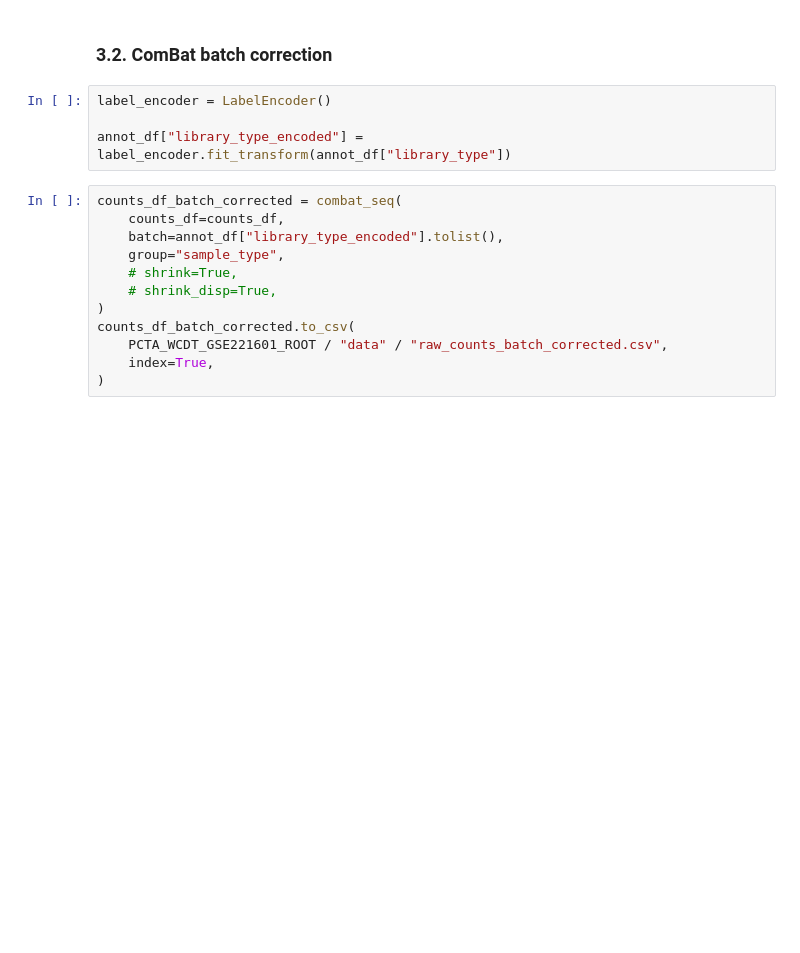
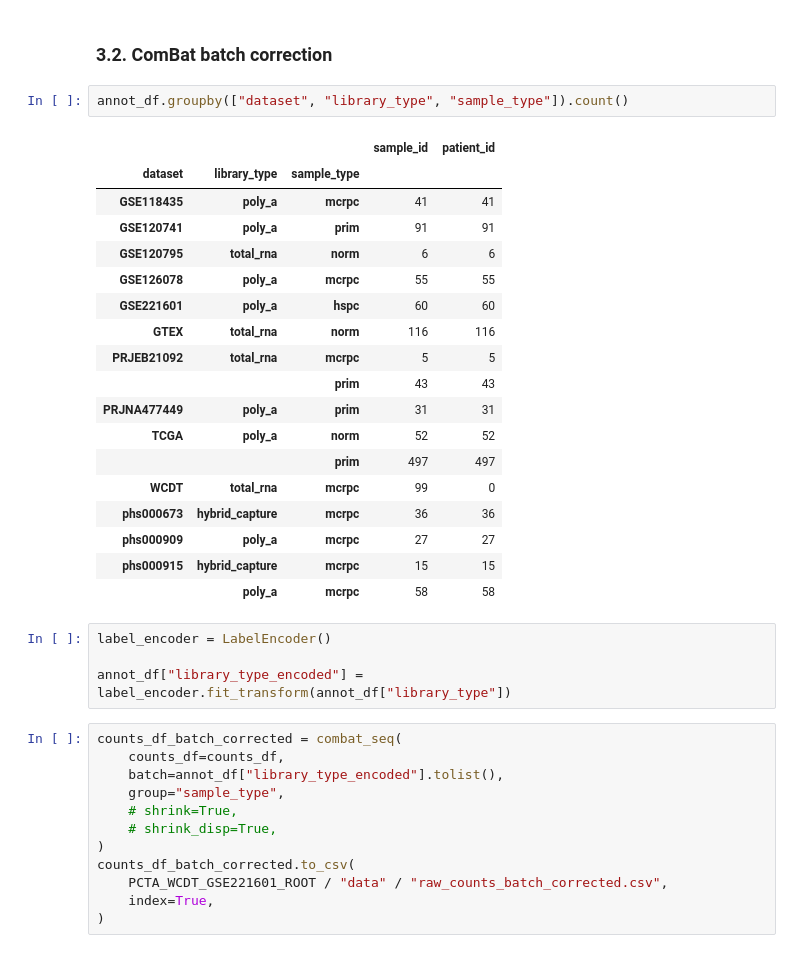
Before and after one commit to CarlosUziel/pca_wgcna_ml, a Jupyter notebook: notebooks/pcta_wcdt_gse221601.ipynb, the cells around one changed output. Cells and saved outputs as stored; diff of their text form; blank space fills up the shorter version.

```diff
--- a/notebooks/pcta_wcdt_gse221601.ipynb
+++ b/notebooks/pcta_wcdt_gse221601.ipynb
@@ -230,5 +240,26 @@ plt.show()
 # %% [markdown]
 ### 3.2. ComBat batch correction
+# %%
+annot_df.groupby(["dataset", "library_type", "sample_type"]).count()
+# %% [output]
+|  |  |  | sample_id | patient_id |
+| dataset | library_type | sample_type |  |  |
+| GSE118435 | poly_a | mcrpc | 41 | 41 |
+| GSE120741 | poly_a | prim | 91 | 91 |
+| GSE120795 | total_rna | norm | 6 | 6 |
+| GSE126078 | poly_a | mcrpc | 55 | 55 |
+| GSE221601 | poly_a | hspc | 60 | 60 |
+| GTEX | total_rna | norm | 116 | 116 |
+| PRJEB21092 | total_rna | mcrpc | 5 | 5 |
+|  |  | prim | 43 | 43 |
+| PRJNA477449 | poly_a | prim | 31 | 31 |
+| TCGA | poly_a | norm | 52 | 52 |
+|  |  | prim | 497 | 497 |
+| WCDT | total_rna | mcrpc | 99 | 0 |
+| phs000673 | hybrid_capture | mcrpc | 36 | 36 |
+| phs000909 | poly_a | mcrpc | 27 | 27 |
+| phs000915 | hybrid_capture | mcrpc | 15 | 15 |
+|  | poly_a | mcrpc | 58 | 58 |
 # %%
 label_encoder = LabelEncoder()
 
```
Also changed, not shown: parts of 8 cells of this notebook.
